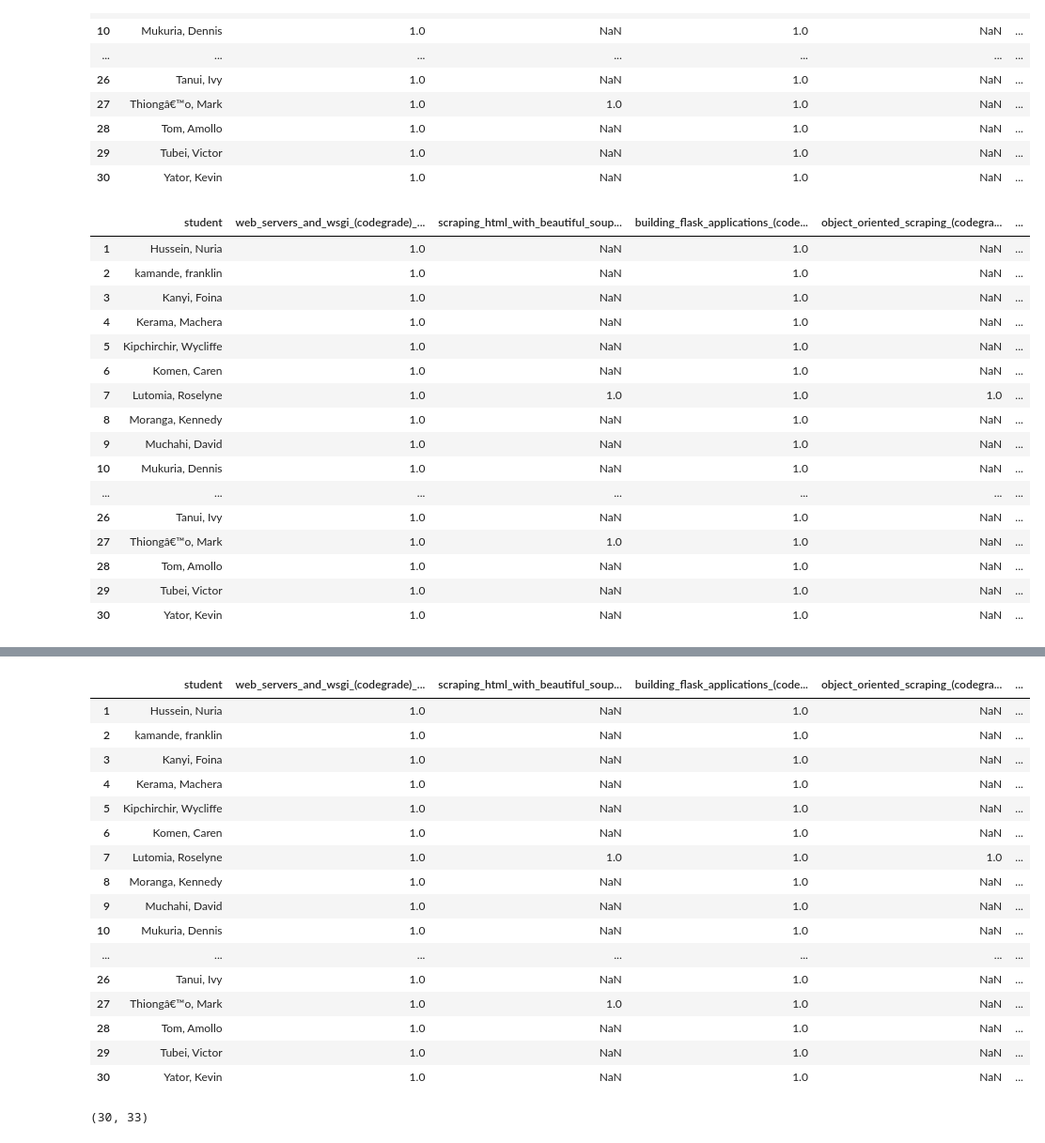
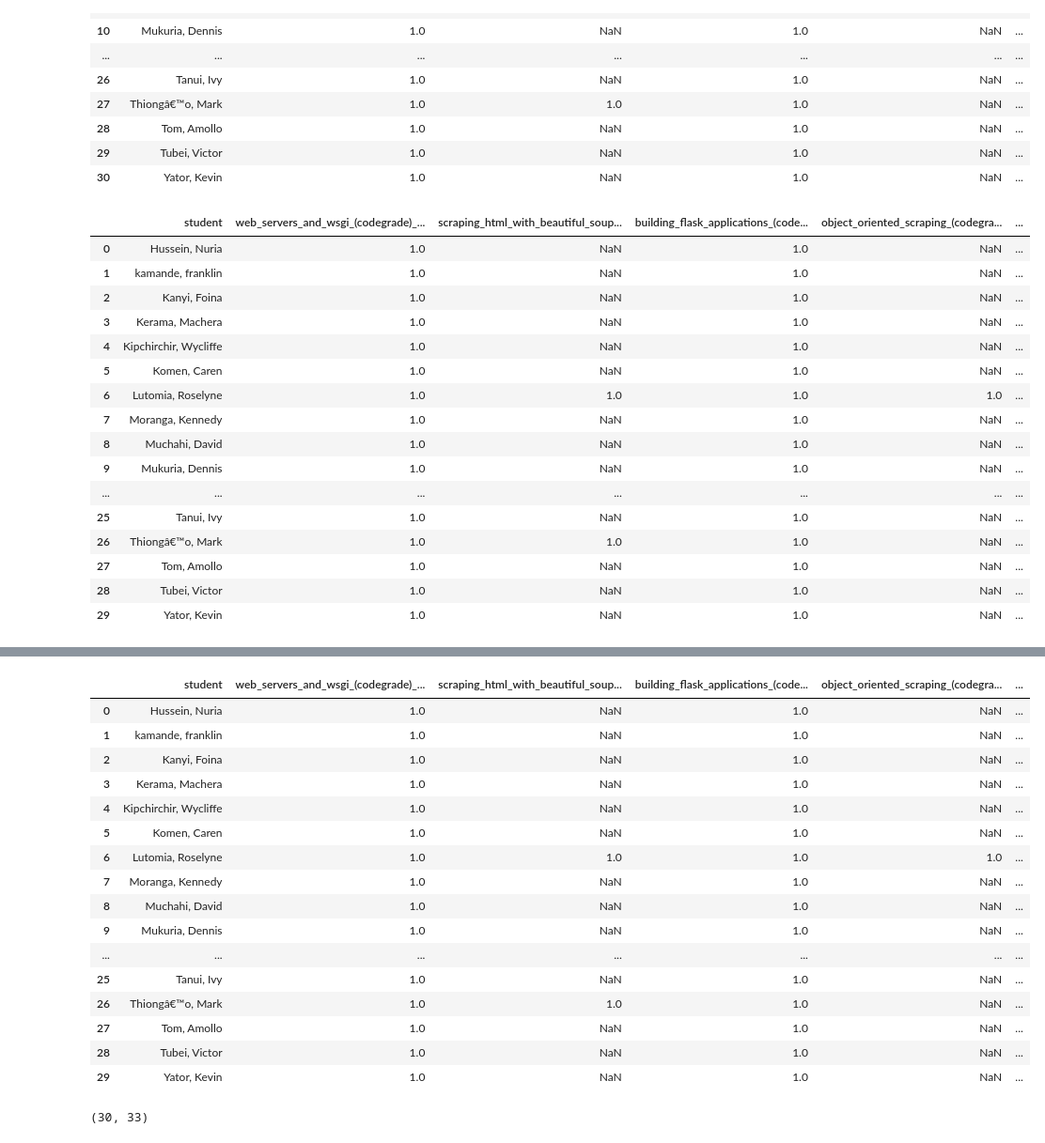
Before and after one commit to M-Nesphory/Moringa_Exercises, a Jupyter notebook: Other/Grade_Analysis.ipynb, the cells around one changed output, grey strips where cells are left out. Shown at 94% size. Saved outputs shown, nothing was run; the diff lists cells and outputs as text; code cells hidden in the pictures.

```diff
--- a/Other/Grade_Analysis.ipynb
+++ b/Other/Grade_Analysis.ipynb
@@ -405,26 +405,27 @@ df_labs
 | 29 | Tubei, Victor | 1.0 | NaN | 1.0 | NaN | ... |
 | 30 | Yator, Kevin | 1.0 | NaN | 1.0 | NaN | ... |
 # %%
-df_labs.reset_index(drop = True)
+# Resetting  the index back to 0
+df_labs = df_labs.reset_index(drop = True)
 df_labs
 # %% [output]
 |  | student | web_servers_and_wsgi_(codegrade)_... | scraping_html_with_beautiful_soup... | building_flask_applications_(code... | object_oriented_scraping_(codegra... | ... |
-| 1 | Hussein, Nuria | 1.0 | NaN | 1.0 | NaN | ... |
-| 2 | kamande, franklin | 1.0 | NaN | 1.0 | NaN | ... |
-| 3 | Kanyi, Foina | 1.0 | NaN | 1.0 | NaN | ... |
-| 4 | Kerama, Machera | 1.0 | NaN | 1.0 | NaN | ... |
-| 5 | Kipchirchir, Wycliffe | 1.0 | NaN | 1.0 | NaN | ... |
-| 6 | Komen, Caren | 1.0 | NaN | 1.0 | NaN | ... |
-| 7 | Lutomia, Roselyne | 1.0 | 1.0 | 1.0 | 1.0 | ... |
-| 8 | Moranga, Kennedy | 1.0 | NaN | 1.0 | NaN | ... |
-| 9 | Muchahi, David | 1.0 | NaN | 1.0 | NaN | ... |
-| 10 | Mukuria, Dennis | 1.0 | NaN | 1.0 | NaN | ... |
+| 0 | Hussein, Nuria | 1.0 | NaN | 1.0 | NaN | ... |
+| 1 | kamande, franklin | 1.0 | NaN | 1.0 | NaN | ... |
+| 2 | Kanyi, Foina | 1.0 | NaN | 1.0 | NaN | ... |
+| 3 | Kerama, Machera | 1.0 | NaN | 1.0 | NaN | ... |
+| 4 | Kipchirchir, Wycliffe | 1.0 | NaN | 1.0 | NaN | ... |
+| 5 | Komen, Caren | 1.0 | NaN | 1.0 | NaN | ... |
+| 6 | Lutomia, Roselyne | 1.0 | 1.0 | 1.0 | 1.0 | ... |
+| 7 | Moranga, Kennedy | 1.0 | NaN | 1.0 | NaN | ... |
+| 8 | Muchahi, David | 1.0 | NaN | 1.0 | NaN | ... |
+| 9 | Mukuria, Dennis | 1.0 | NaN | 1.0 | NaN | ... |
 | ... | ... | ... | ... | ... | ... | ... |
-| 26 | Tanui, Ivy | 1.0 | NaN | 1.0 | NaN | ... |
-| 27 | Thiongâ€™o, Mark | 1.0 | 1.0 | 1.0 | NaN | ... |
-| 28 | Tom, Amollo | 1.0 | NaN | 1.0 | NaN | ... |
-| 29 | Tubei, Victor | 1.0 | NaN | 1.0 | NaN | ... |
-| 30 | Yator, Kevin | 1.0 | NaN | 1.0 | NaN | ... |
+| 25 | Tanui, Ivy | 1.0 | NaN | 1.0 | NaN | ... |
+| 26 | Thiongâ€™o, Mark | 1.0 | 1.0 | 1.0 | NaN | ... |
+| 27 | Tom, Amollo | 1.0 | NaN | 1.0 | NaN | ... |
+| 28 | Tubei, Victor | 1.0 | NaN | 1.0 | NaN | ... |
+| 29 | Yator, Kevin | 1.0 | NaN | 1.0 | NaN | ... |
 # %%
 df_labs.isna().sum()
 # %% [output]
@@ -454,22 +455,22 @@ df_labs = df_labs.drop(columns = unattempted_labs)
 df_labs
 # %% [output]
 |  | student | web_servers_and_wsgi_(codegrade)_... | scraping_html_with_beautiful_soup... | building_flask_applications_(code... | object_oriented_scraping_(codegra... | ... |
-| 1 | Hussein, Nuria | 1.0 | NaN | 1.0 | NaN | ... |
-| 2 | kamande, franklin | 1.0 | NaN | 1.0 | NaN | ... |
-| 3 | Kanyi, Foina | 1.0 | NaN | 1.0 | NaN | ... |
-| 4 | Kerama, Machera | 1.0 | NaN | 1.0 | NaN | ... |
-| 5 | Kipchirchir, Wycliffe | 1.0 | NaN | 1.0 | NaN | ... |
-| 6 | Komen, Caren | 1.0 | NaN | 1.0 | NaN | ... |
-| 7 | Lutomia, Roselyne | 1.0 | 1.0 | 1.0 | 1.0 | ... |
-| 8 | Moranga, Kennedy | 1.0 | NaN | 1.0 | NaN | ... |
-| 9 | Muchahi, David | 1.0 | NaN | 1.0 | NaN | ... |
-| 10 | Mukuria, Dennis | 1.0 | NaN | 1.0 | NaN | ... |
+| 0 | Hussein, Nuria | 1.0 | NaN | 1.0 | NaN | ... |
+| 1 | kamande, franklin | 1.0 | NaN | 1.0 | NaN | ... |
+| 2 | Kanyi, Foina | 1.0 | NaN | 1.0 | NaN | ... |
+| 3 | Kerama, Machera | 1.0 | NaN | 1.0 | NaN | ... |
+| 4 | Kipchirchir, Wycliffe | 1.0 | NaN | 1.0 | NaN | ... |
+| 5 | Komen, Caren | 1.0 | NaN | 1.0 | NaN | ... |
+| 6 | Lutomia, Roselyne | 1.0 | 1.0 | 1.0 | 1.0 | ... |
+| 7 | Moranga, Kennedy | 1.0 | NaN | 1.0 | NaN | ... |
+| 8 | Muchahi, David | 1.0 | NaN | 1.0 | NaN | ... |
+| 9 | Mukuria, Dennis | 1.0 | NaN | 1.0 | NaN | ... |
 | ... | ... | ... | ... | ... | ... | ... |
-| 26 | Tanui, Ivy | 1.0 | NaN | 1.0 | NaN | ... |
-| 27 | Thiongâ€™o, Mark | 1.0 | 1.0 | 1.0 | NaN | ... |
-| 28 | Tom, Amollo | 1.0 | NaN | 1.0 | NaN | ... |
-| 29 | Tubei, Victor | 1.0 | NaN | 1.0 | NaN | ... |
-| 30 | Yator, Kevin | 1.0 | NaN | 1.0 | NaN | ... |
+| 25 | Tanui, Ivy | 1.0 | NaN | 1.0 | NaN | ... |
+| 26 | Thiongâ€™o, Mark | 1.0 | 1.0 | 1.0 | NaN | ... |
+| 27 | Tom, Amollo | 1.0 | NaN | 1.0 | NaN | ... |
+| 28 | Tubei, Victor | 1.0 | NaN | 1.0 | NaN | ... |
+| 29 | Yator, Kevin | 1.0 | NaN | 1.0 | NaN | ... |
 # %%
 df_labs.shape
 # %% [output]
```
Also changed, not shown: parts of 9 cells of this notebook, 4 other files.
